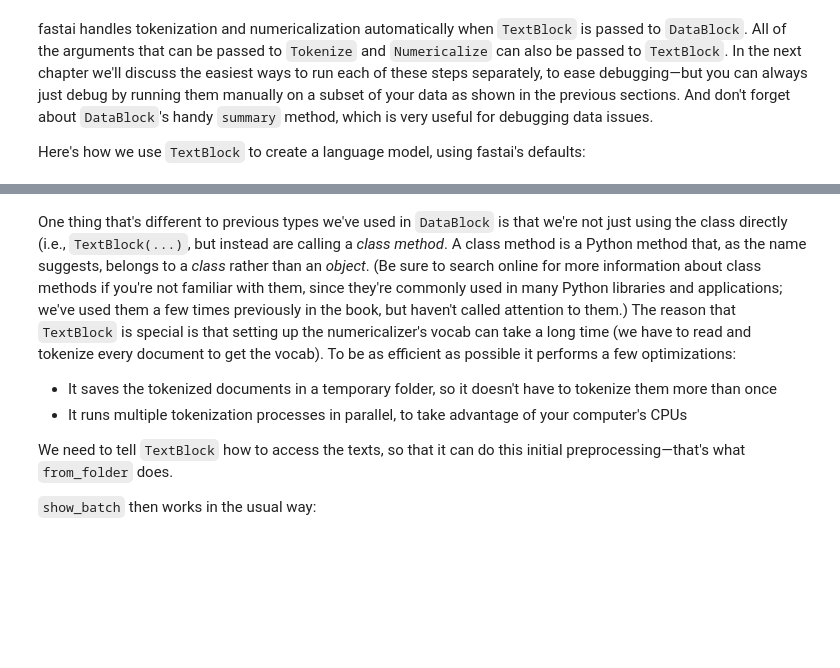
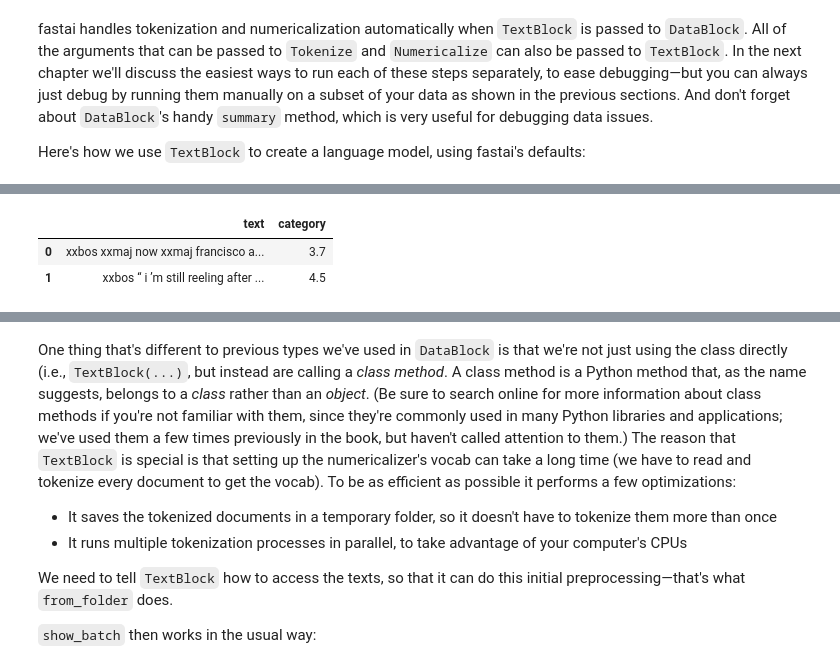
Before and after one commit to afortuny/DeepLearningFastAI, a Jupyter notebook: 10_nlp.ipynb, the cells around one changed output, grey strips where cells are left out. Saved outputs shown, nothing was run; the diff lists cells and outputs as text; code cells hidden in the pictures; blank space fills up the shorter version.

```diff
--- a/10_nlp.ipynb
+++ b/10_nlp.ipynb
@@ -400,0 +407,6 @@ dls_lm = DataBlock(
+# %%
+dls.show_batch(max_n=2)
+# %% [output]
+|  | text | category |
+| 0 | xxbos xxmaj now xxmaj francisco a... | 3.7 |
+| 1 | xxbos “ i ’m still reeling after ... | 4.5 |
```
Also changed, not shown: parts of 44 cells of this notebook.
